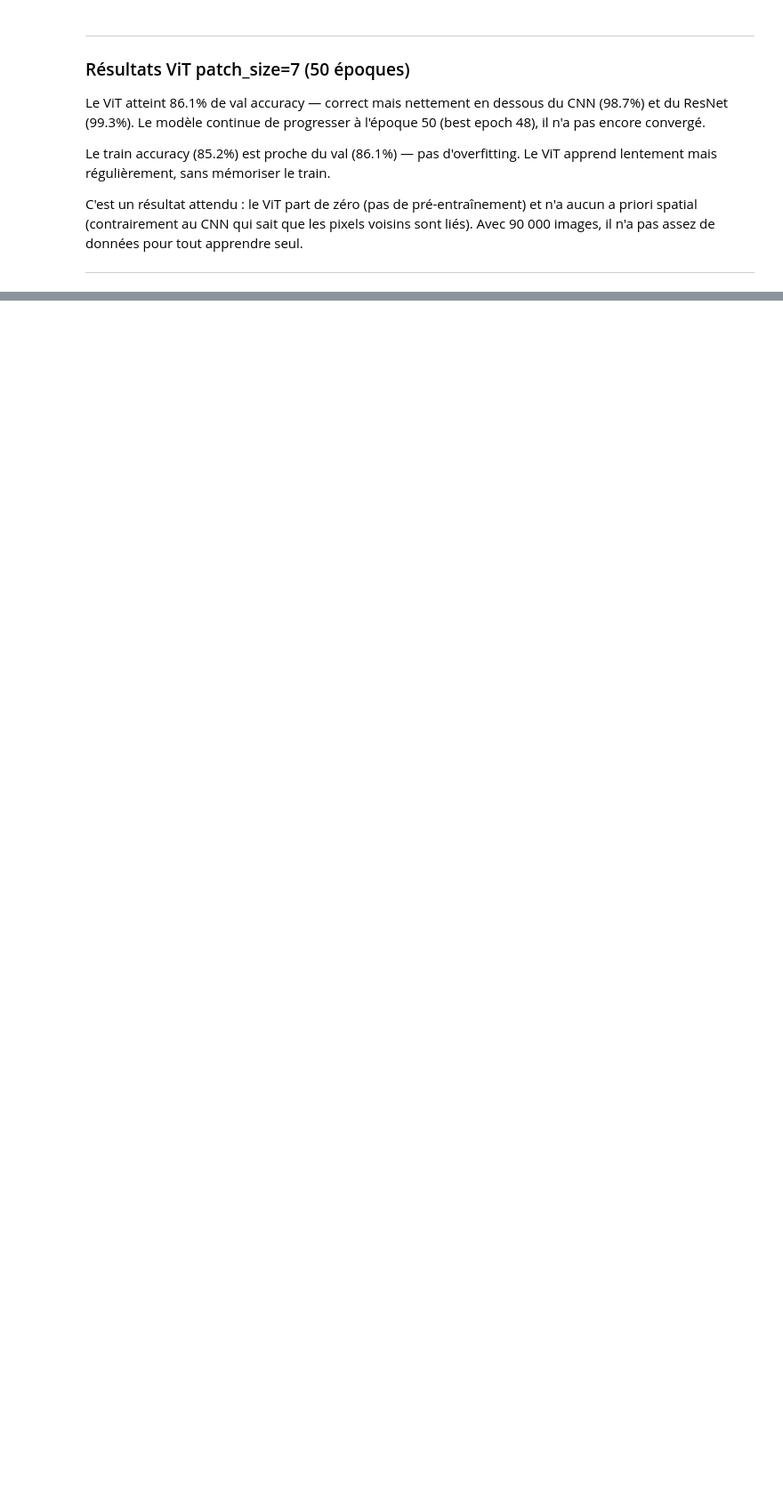
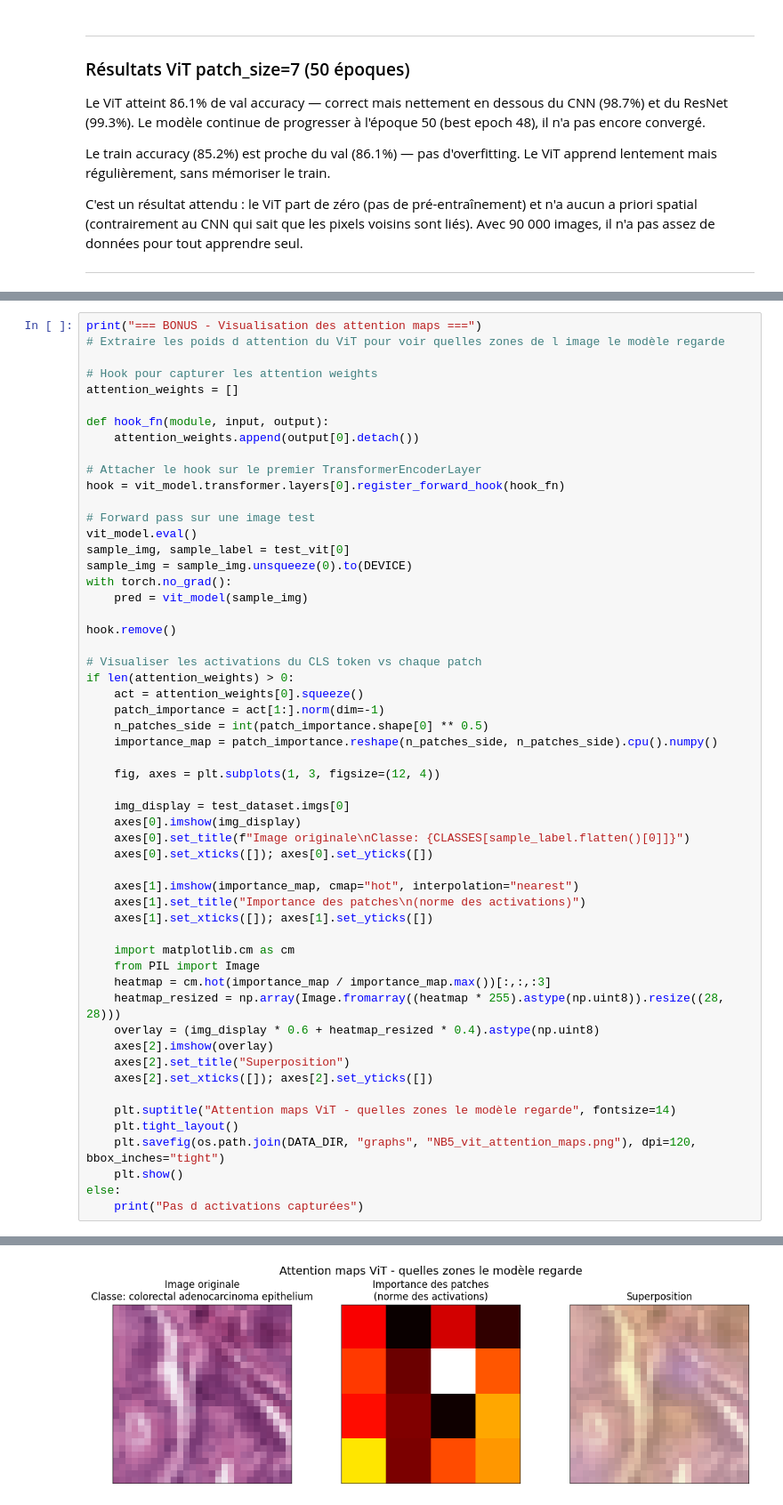
Before and after one commit to xiabizot/projet-dl, a Jupyter notebook: NOTEBOOK_5_ViT_PathMNIST.ipynb, the cells around one changed output, grey strips where cells are left out. Shown at 89% size. Drawn from its saved outputs; the diff is of its cells as text; blank space fills up the shorter version.

```diff
--- a/NOTEBOOK_5_ViT_PathMNIST.ipynb
+++ b/NOTEBOOK_5_ViT_PathMNIST.ipynb
@@ -553,0 +617,56 @@ print("Attention maps : à implémenter après le run")
+# %%
+print("=== BONUS - Visualisation des attention maps ===")
+# Extraire les poids d attention du ViT pour voir quelles zones de l image le modèle regarde
+
+# Hook pour capturer les attention weights
+attention_weights = []
+
+def hook_fn(module, input, output):
+    attention_weights.append(output[0].detach())
+
+# Attacher le hook sur le premier TransformerEncoderLayer
+hook = vit_model.transformer.layers[0].register_forward_hook(hook_fn)
+
+# Forward pass sur une image test
+vit_model.eval()
+sample_img, sample_label = test_vit[0]
+sample_img = sample_img.unsqueeze(0).to(DEVICE)
+with torch.no_grad():
+    pred = vit_model(sample_img)
+
+hook.remove()
+
+# Visualiser les activations du CLS token vs chaque patch
+if len(attention_weights) > 0:
+    act = attention_weights[0].squeeze()
+    patch_importance = act[1:].norm(dim=-1)
+    n_patches_side = int(patch_importance.shape[0] ** 0.5)
+    importance_map = patch_importance.reshape(n_patches_side, n_patches_side).cpu().numpy()
+
+    fig, axes = plt.subplots(1, 3, figsize=(12, 4))
+
+    img_display = test_dataset.imgs[0]
+    axes[0].imshow(img_display)
+    axes[0].set_title(f"Image originale\nClasse: {CLASSES[sample_label.flatten()[0]]}")
+    axes[0].set_xticks([]); axes[0].set_yticks([])
+
+    axes[1].imshow(importance_map, cmap="hot", interpolation="nearest")
+    axes[1].set_title("Importance des patches\n(norme des activations)")
+    axes[1].set_xticks([]); axes[1].set_yticks([])
+
+    import matplotlib.cm as cm
+    from PIL import Image
+    heatmap = cm.hot(importance_map / importance_map.max())[:,:,:3]
+    heatmap_resized = np.array(Image.fromarray((heatmap * 255).astype(np.uint8)).resize((28, 28)))
+    overlay = (img_display * 0.6 + heatmap_resized * 0.4).astype(np.uint8)
+    axes[2].imshow(overlay)
+    axes[2].set_title("Superposition")
+    axes[2].set_xticks([]); axes[2].set_yticks([])
+
+    plt.suptitle("Attention maps ViT - quelles zones le modèle regarde", fontsize=14)
+    plt.tight_layout()
+    plt.savefig(os.path.join(DATA_DIR, "graphs", "NB5_vit_attention_maps.png"), dpi=120, bbox_inches="tight")
+    plt.show()
+else:
+    print("Pas d activations capturées")
+# %% [output]
@@ -553,0 +674 @@ print("Attention maps : à implémenter après le run")
+[figure, added]
```
Also changed, not shown: parts of 29 cells of this notebook.
